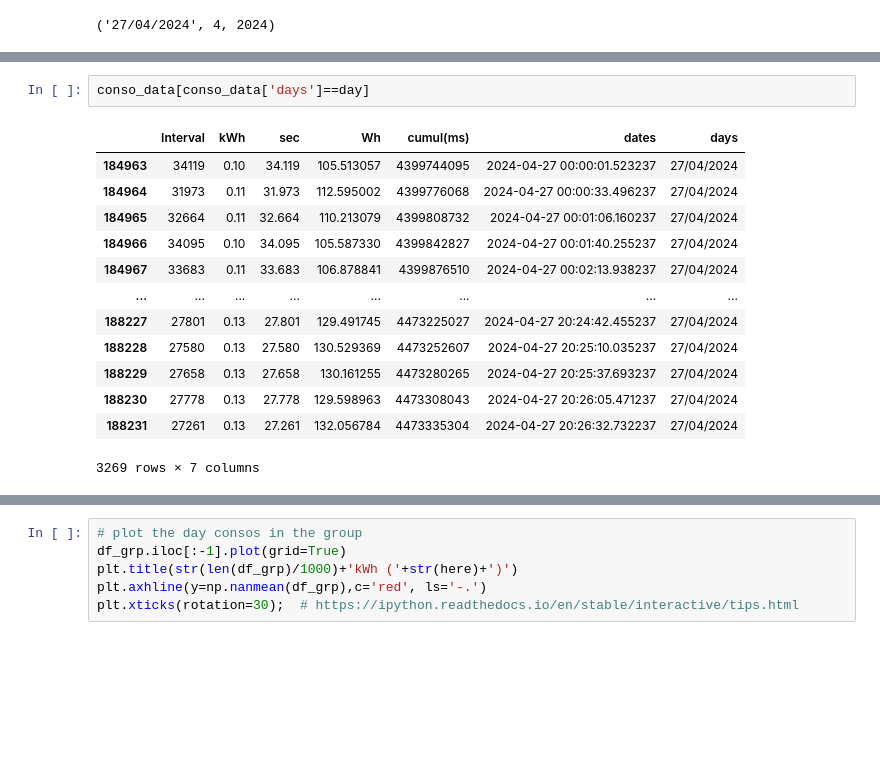
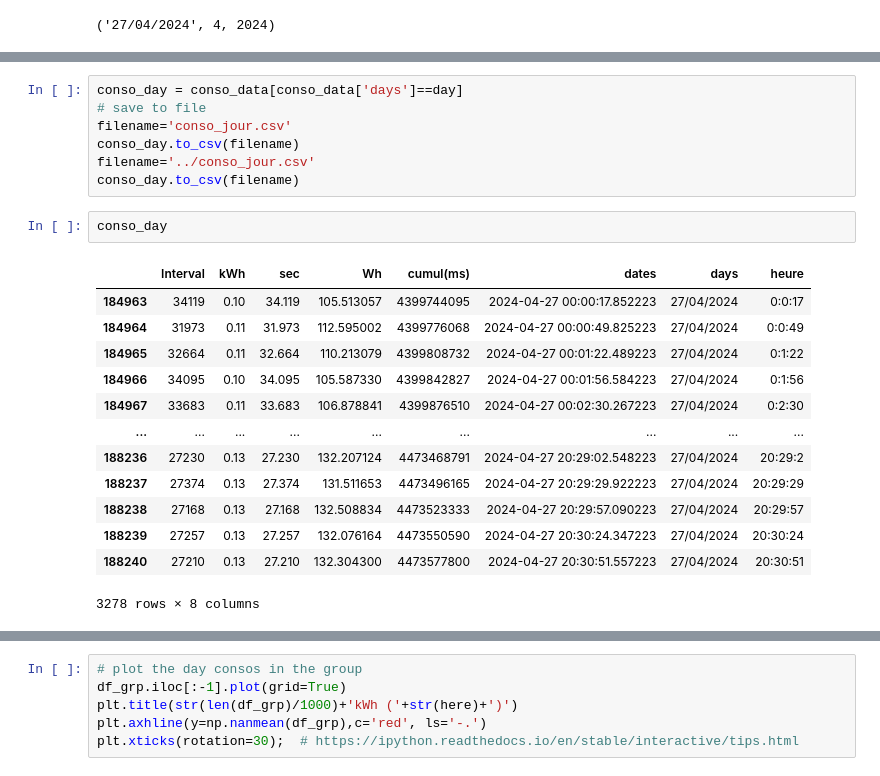
Before and after one commit to jdavid54/jupyter_notebooks, a Jupyter notebook: conso_kwh_reduced.ipynb, the cells around one changed output, grey strips where cells are left out. Saved outputs shown, nothing was run; the diff lists cells and outputs as text; blank space fills up the shorter version.

```diff
--- a/conso_kwh_reduced.ipynb
+++ b/conso_kwh_reduced.ipynb
@@ -95,19 +95,26 @@ here
-# %%
-conso_data[conso_data['days']==day]
-# %% [output]
-|  | Interval | kWh | sec | Wh | cumul(ms) | dates | days |
-| 184963 | 34119 | 0.10 | 34.119 | 105.513057 | 4399744095 | 2024-04-27 00:00:01.523237 | 27/04/2024 |
-| 184964 | 31973 | 0.11 | 31.973 | 112.595002 | 4399776068 | 2024-04-27 00:00:33.496237 | 27/04/2024 |
-| 184965 | 32664 | 0.11 | 32.664 | 110.213079 | 4399808732 | 2024-04-27 00:01:06.160237 | 27/04/2024 |
-| 184966 | 34095 | 0.10 | 34.095 | 105.587330 | 4399842827 | 2024-04-27 00:01:40.255237 | 27/04/2024 |
-| 184967 | 33683 | 0.11 | 33.683 | 106.878841 | 4399876510 | 2024-04-27 00:02:13.938237 | 27/04/2024 |
-| ... | ... | ... | ... | ... | ... | ... | ... |
-| 188227 | 27801 | 0.13 | 27.801 | 129.491745 | 4473225027 | 2024-04-27 20:24:42.455237 | 27/04/2024 |
-| 188228 | 27580 | 0.13 | 27.580 | 130.529369 | 4473252607 | 2024-04-27 20:25:10.035237 | 27/04/2024 |
-| 188229 | 27658 | 0.13 | 27.658 | 130.161255 | 4473280265 | 2024-04-27 20:25:37.693237 | 27/04/2024 |
-| 188230 | 27778 | 0.13 | 27.778 | 129.598963 | 4473308043 | 2024-04-27 20:26:05.471237 | 27/04/2024 |
-| 188231 | 27261 | 0.13 | 27.261 | 132.056784 | 4473335304 | 2024-04-27 20:26:32.732237 | 27/04/2024 |
-3269 rows × 7 columns
+# %%
+conso_day = conso_data[conso_data['days']==day]
+# save to file
+filename='conso_jour.csv'
+conso_day.to_csv(filename)
+filename='../conso_jour.csv'
+conso_day.to_csv(filename)
+# %%
+conso_day
+# %% [output]
+|  | Interval | kWh | sec | Wh | cumul(ms) | dates | days | heure |
+| 184963 | 34119 | 0.10 | 34.119 | 105.513057 | 4399744095 | 2024-04-27 00:00:17.852223 | 27/04/2024 | 0:0:17 |
+| 184964 | 31973 | 0.11 | 31.973 | 112.595002 | 4399776068 | 2024-04-27 00:00:49.825223 | 27/04/2024 | 0:0:49 |
+| 184965 | 32664 | 0.11 | 32.664 | 110.213079 | 4399808732 | 2024-04-27 00:01:22.489223 | 27/04/2024 | 0:1:22 |
+| 184966 | 34095 | 0.10 | 34.095 | 105.587330 | 4399842827 | 2024-04-27 00:01:56.584223 | 27/04/2024 | 0:1:56 |
+| 184967 | 33683 | 0.11 | 33.683 | 106.878841 | 4399876510 | 2024-04-27 00:02:30.267223 | 27/04/2024 | 0:2:30 |
+| ... | ... | ... | ... | ... | ... | ... | ... | ... |
+| 188236 | 27230 | 0.13 | 27.230 | 132.207124 | 4473468791 | 2024-04-27 20:29:02.548223 | 27/04/2024 | 20:29:2 |
+| 188237 | 27374 | 0.13 | 27.374 | 131.511653 | 4473496165 | 2024-04-27 20:29:29.922223 | 27/04/2024 | 20:29:29 |
+| 188238 | 27168 | 0.13 | 27.168 | 132.508834 | 4473523333 | 2024-04-27 20:29:57.090223 | 27/04/2024 | 20:29:57 |
+| 188239 | 27257 | 0.13 | 27.257 | 132.076164 | 4473550590 | 2024-04-27 20:30:24.347223 | 27/04/2024 | 20:30:24 |
+| 188240 | 27210 | 0.13 | 27.210 | 132.304300 | 4473577800 | 2024-04-27 20:30:51.557223 | 27/04/2024 | 20:30:51 |
+3278 rows × 8 columns
 # %%
 # group by day
 grouped = conso_data[['days','kWh']].groupby('days', sort=False)
```
Also changed, not shown: parts of 15 cells of this notebook, 7 other files.
